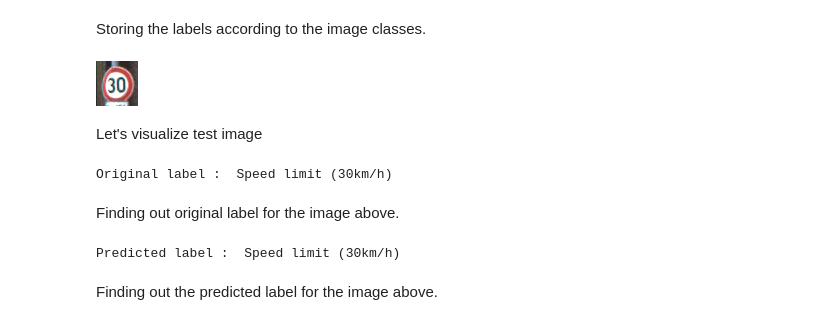
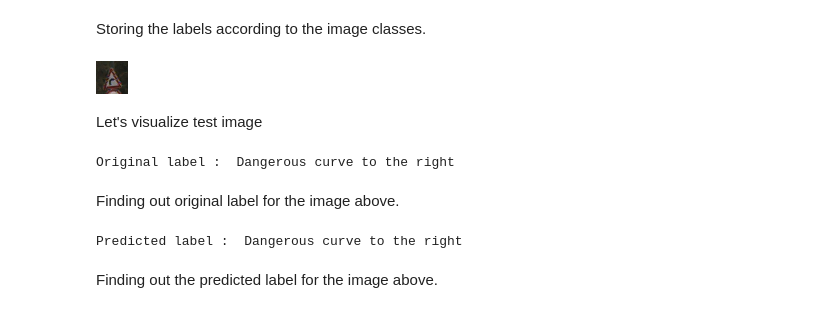
Before and after one commit to iwhitedevil/Traffic_sign_classification, a Jupyter notebook: Traffic_Sign_Classification.ipynb, the cells around one changed output. Drawn from its saved outputs; the diff is of its cells as text; code cells hidden in the pictures.

```diff
--- a/Traffic_Sign_Classification.ipynb
+++ b/Traffic_Sign_Classification.ipynb
@@ -270,8 +262,8 @@ evaluation[['loss', 'val_loss']].plot()
 # %% [markdown]
 Next we will visualize the accuracy and loss per epoch. For this we will store the model history in the pandas dataframe and plot them.
 # %%
-test_path = 'traffic_sign_dataset/Test'
-!rm traffic_sign_dataset/Test/GT-final_test.csv
+test_path = 'Traffic_sign_dataset/Test'
+!rm Traffic_sign_dataset/Test/GT-final_test.csv
 # %% [markdown]
 Creating the variable which has path of test dataset. As we downloded the dataset we found out that their is a GT-final_test.csv file in the test images folder which cannot be processed. So, we will remove that file.
 # %%
@@ -334,24 +321,24 @@ all_lables = ['Speed limit (20km/h)','Speed limit (30km/h)','Speed limit (50km/h
 Storing the labels according to the image classes.
 # %%
 # Visualize test image
-img = Image.open(test_path + '/00001.png')
+img = Image.open(test_path + '/00017.png')
 img
 # %% [output]
-[figure, old version]
+[figure, new version]
 # %% [markdown]
 Let's visualize test image
 # %%
 # Original label
-print("Original label : ",all_lables[y_test[1]])
+print("Original label : ",all_lables[y_test[17]])
 # %% [output]
-Original label :  Speed limit (30km/h)
+Original label :  Dangerous curve to the right
 # %% [markdown]
 Finding out original label for the image above.
 # %%
 # Predicted label
-print("Predicted label : ",all_lables[y_pred[1]])
+print("Predicted label : ",all_lables[y_pred[17]])
 # %% [output]
-Predicted label :  Speed limit (30km/h)
+Predicted label :  Dangerous curve to the right
 # %% [markdown]
 Finding out the predicted label for the image above.
 # %% [markdown]
```
Also changed, not shown: parts of 40 cells of this notebook.
